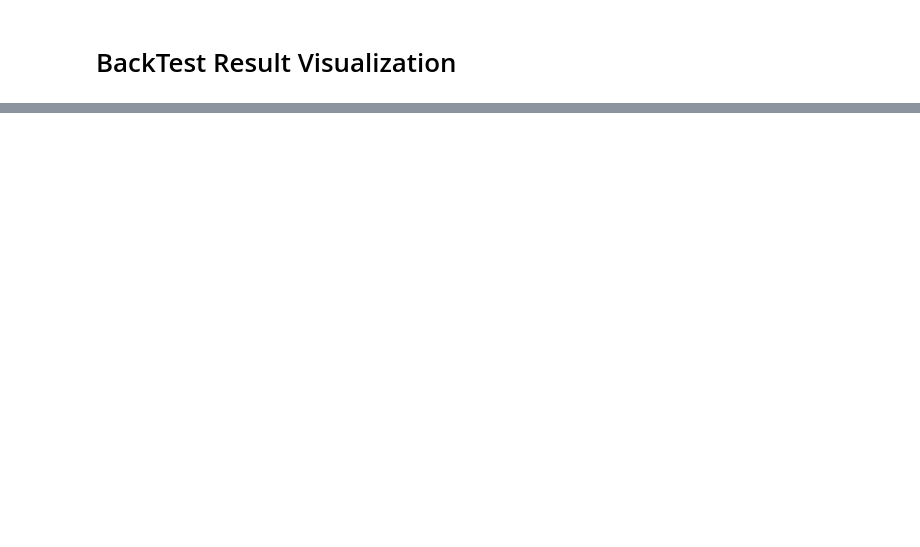
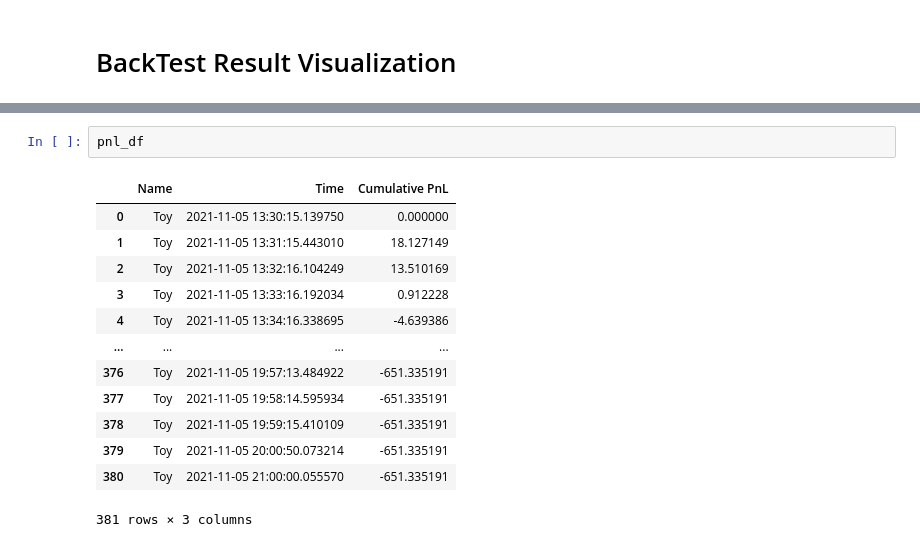
Before and after one commit to knangia04/maker-taker-trading-strategies, a Jupyter notebook: toy_strategy/result_visualization.ipynb, the cells around one changed output, grey strips where cells are left out. Cells and saved outputs as stored; diff of their text form; blank space fills up the shorter version.

```diff
--- a/toy_strategy/result_visualization.ipynb
+++ b/toy_strategy/result_visualization.ipynb
@@ -78,0 +41,16 @@ visualize_trading_data("/home/vagrant/group_02_project/toy_strategy/output")
+# %%
+pnl_df
+# %% [output]
+|  | Name | Time | Cumulative PnL |
+| 0 | Toy | 2021-11-05 13:30:15.139750 | 0.000000 |
+| 1 | Toy | 2021-11-05 13:31:15.443010 | 18.127149 |
+| 2 | Toy | 2021-11-05 13:32:16.104249 | 13.510169 |
+| 3 | Toy | 2021-11-05 13:33:16.192034 | 0.912228 |
+| 4 | Toy | 2021-11-05 13:34:16.338695 | -4.639386 |
+| ... | ... | ... | ... |
+| 376 | Toy | 2021-11-05 19:57:13.484922 | -651.335191 |
+| 377 | Toy | 2021-11-05 19:58:14.595934 | -651.335191 |
+| 378 | Toy | 2021-11-05 19:59:15.410109 | -651.335191 |
+| 379 | Toy | 2021-11-05 20:00:50.073214 | -651.335191 |
+| 380 | Toy | 2021-11-05 21:00:00.055570 | -651.335191 |
+381 rows × 3 columns
```
Also changed, not shown: parts of 2 cells of this notebook, 11 other files.
